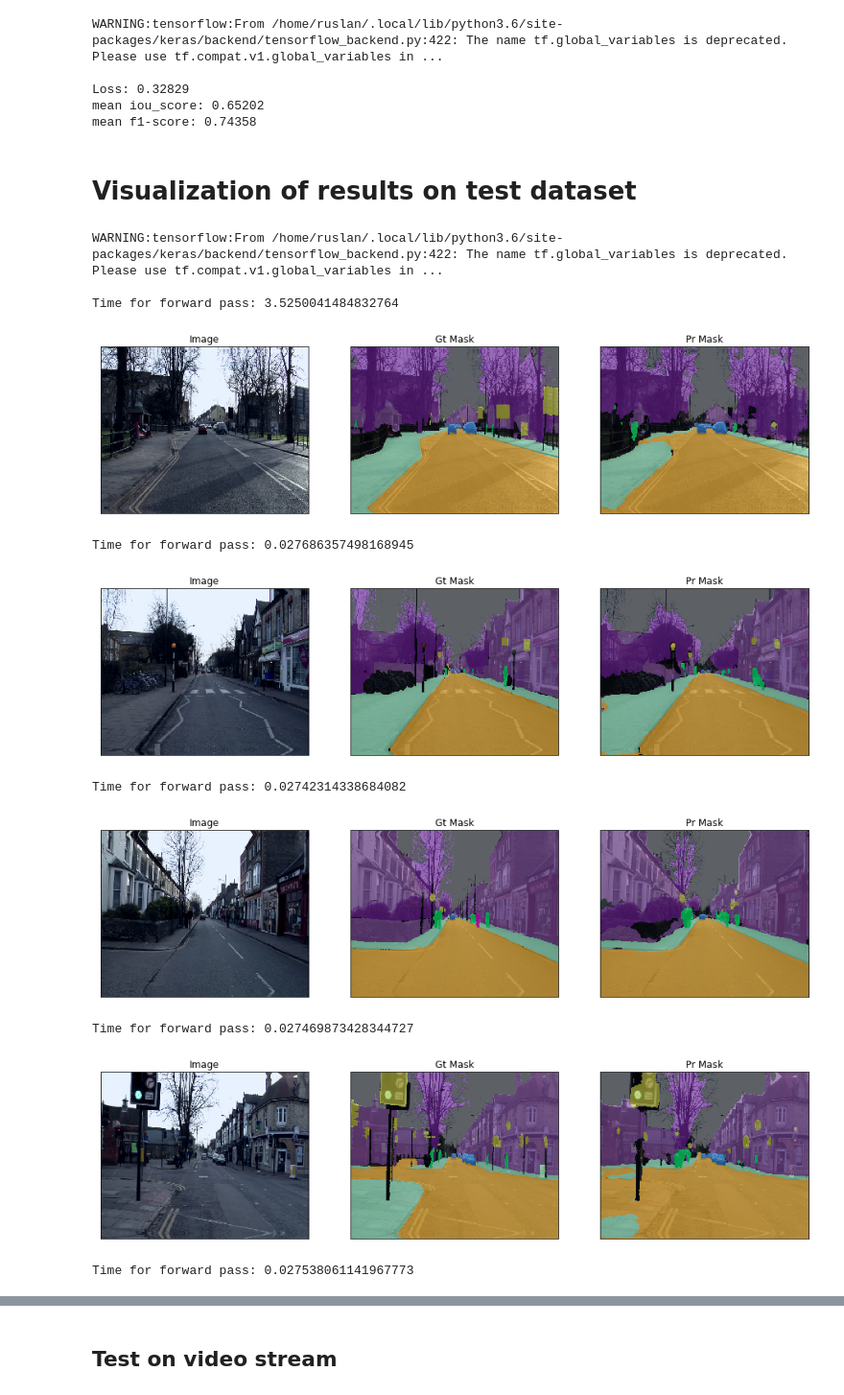
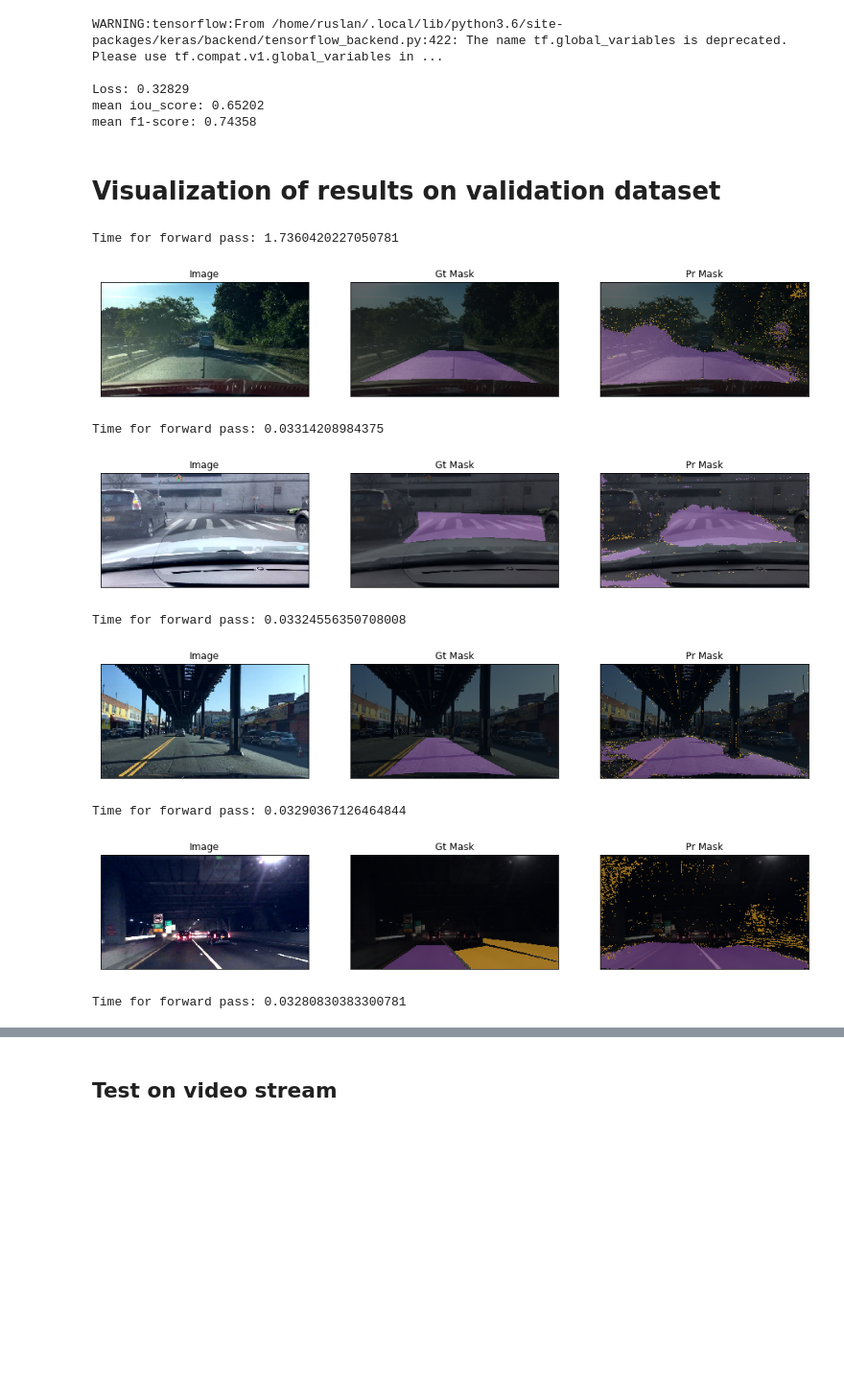
Before and after one commit to RuslanAgishev/robot_scene_understanding, a Jupyter notebook: Drivable_Area/keras_berkeley_drivable_area.ipynb, the cells around one changed output, grey strips where cells are left out. Shown at 96% size. Saved outputs shown, nothing was run; the diff lists cells and outputs as text; code cells hidden in the pictures; blank space fills up the shorter version.

```diff
--- a/Drivable_Area/keras_berkeley_drivable_area.ipynb
+++ b/Drivable_Area/keras_berkeley_drivable_area.ipynb
@@ -213,7 +220,7 @@ For detailed explanation of image transformations you can look at [kaggle salt s
 # %%
 import albumentations as A
 
-size = (640, 640) #src_size//2
+size = (352, 640) #src_size//2
 
 def round_clip_0_1(x, **kwargs):
     return x.round().clip(0, 1)
@@ -221,13 +228,14 @@ def round_clip_0_1(x, **kwargs):
 # define heavy augmentations
 def get_training_augmentation():
     train_transform = [
+        A.Resize(size[0], size[1], interpolation=1, always_apply=True), #cv2.INTER_LINEAR
 
         A.HorizontalFlip(p=0.5),
 
         A.ShiftScaleRotate(scale_limit=0.5, rotate_limit=0, shift_limit=0.1, p=1, border_mode=0),
 
         A.PadIfNeeded(min_height=size[0], min_width=size[1], always_apply=True, border_mode=0),
-        A.RandomCrop(height=size[0], width=size[1], always_apply=True),
+#         A.RandomCrop(height=size[0], width=size[1], always_apply=True),
 
         A.IAAAdditiveGaussianNoise(p=0.2),
         A.IAAPerspective(p=0.5),
@@ -265,7 +273,7 @@ def get_training_augmentation():
 def get_validation_augmentation():
     """Add paddings to make image shape divisible by 32"""
     test_transform = [
-        A.PadIfNeeded(src_size[0], src_size[1])
+        A.Resize(size[0], size[1], interpolation=1, always_apply=True) #cv2.INTER_LINEAR
     ]
     return A.Compose(test_transform)
 
@@ -309,7 +323,7 @@ BACKBONE = 'efficientnetb3'
 BATCH_SIZE = 2
 CLASSES = ['background', 'current', 'neighbour']
 LR = 1e-4
-EPOCHS = 100
+EPOCHS = 5
 
 preprocess_input = sm.get_preprocessing(BACKBONE)
 # %%
@@ -359,16 +373,16 @@ train_dataloader = Dataloder(train_dataset, batch_size=BATCH_SIZE, shuffle=True)
 valid_dataloader = Dataloder(valid_dataset, batch_size=1, shuffle=False)
 
 # check shapes for errors
-assert train_dataloader[0][0].shape == (BATCH_SIZE, 640, 640, 3)
-assert train_dataloader[0][1].shape == (BATCH_SIZE, 640, 640, n_classes)
+assert train_dataloader[0][0].shape == (BATCH_SIZE, size[0], size[1], 3)
+assert train_dataloader[0][1].shape == (BATCH_SIZE, size[0], size[1], n_classes)
 
 # define callbacks for learning rate scheduling and best checkpoints saving
-MODEL_NAME = 'unet-resnet34-drivable-berkeley-{}'.format(int(time.time()))
+MODEL_NAME = 'unet-resnet34-drivable-berkeley'
 
 callbacks = [
-    tf.keras.callbacks.ModelCheckpoint('./'+MODEL_NAME+'.h5', save_weights_only=True, save_best_only=True, mode='min'),
-    tf.keras.callbacks.ReduceLROnPlateau(),
-    tf.keras.callbacks.TensorBoard(log_dir='logs/{}'.format(MODEL_NAME))
+    keras.callbacks.ModelCheckpoint('./'+MODEL_NAME+'.h5', save_weights_only=True, save_best_only=True, mode='min'),
+    keras.callbacks.ReduceLROnPlateau(),
+    keras.callbacks.TensorBoard(log_dir='logs/{}'.format(MODEL_NAME+str(int(time.time()))))
 ]
 # %%
 valid_dataloader[0][0].shape, train_dataloader[0][0].shape
@@ -434,7 +454,7 @@ Loss: 0.32829
 mean iou_score: 0.65202
 mean f1-score: 0.74358
 # %% [markdown]
-# Visualization of results on test dataset
+# Visualization of results on validation dataset
 # %%
 def seglayers2mask(image, output, random_colors=True):
     # infer the total number of classes along with the spatial dimensions
@@ -453,7 +473,7 @@ def seglayers2mask(image, output, random_colors=True):
     if random_colors:
         np.random.seed(4)
         COLORS = np.random.randint(0, 255, size=(numClasses-1, 3), dtype="uint8")
-        COLORS = np.vstack([COLORS, [0, 0, 0]]).astype("uint8")
+        COLORS = np.vstack([[0, 0, 0], COLORS]).astype("uint8")
     else:
         COLORS = open('colors.txt').read().strip().split("\n")
         COLORS = [np.array(c.split(",")).astype("int") for c in COLORS]
@@ -465,7 +485,7 @@ def seglayers2mask(image, output, random_colors=True):
     # original size of the input image (we're not using the class map
     # here for anything else but this is how you would resize it just in
     # case you wanted to extract specific pixels/classes)
-    mask = cv2.resize(mask, (image.shape[2], image.shape[1]), interpolation=cv2.INTER_NEAREST)
+    mask = cv2.resize(mask, (image.shape[2], image.shape[1]), interpolation=cv2.INTER_LINEAR)
     # classMap = cv2.resize(classMap, (image.shape[2], image.shape[1]), interpolation=cv2.INTER_NEAREST)
 
     # perform a weighted combination of the input image with the mask to
@@ -478,33 +498,31 @@ def seglayers2mask(image, output, random_colors=True):
     return output
 # %%
 n = 5
-ids = np.random.choice(np.arange(len(test_dataset)), size=n)
+ids = np.random.choice(np.arange(len(valid_dataset)), size=n)
 
 for i in ids:
 
-    image, gt_layers = test_dataset[i]
+    image, gt_layers = valid_dataset[i]
     image = np.expand_dims(image, axis=0)
     start = time.time()
     pr_layers = model.predict(image)
     end = time.time()
     print('Time for forward pass:', end-start)
     pr_mask = seglayers2mask(image, pr_layers)
     gt_mask = seglayers2mask(image, np.expand_dims(gt_layers, axis=0))
 
     visualize(
         image=denormalize(image.squeeze()),
         gt_mask=gt_mask,
         pr_mask=pr_mask,
     )
 # %% [output]
-WARNING:tensorflow:From /home/ruslan/.local/lib/python3.6/site-packages/keras/backend/tensorflow_backend.py:422: The name tf.global_variables is deprecated. Please use tf.compat.v1.global_variables in ...
-
-Time for forward pass: 3.5250041484832764
+Time for forward pass: 1.7360420227050781
-[figure, old version]
+[figure, new version]
-Time for forward pass: 0.027686357498168945
+Time for forward pass: 0.03314208984375
-[figure, old version]
+[figure, new version]
-Time for forward pass: 0.02742314338684082
+Time for forward pass: 0.03324556350708008
-[figure, old version]
+[figure, new version]
-Time for forward pass: 0.027469873428344727
+Time for forward pass: 0.03290367126464844
-[figure, old version]
+[figure, new version]
-Time for forward pass: 0.027538061141967773
+Time for forward pass: 0.03280830383300781
```
Also changed, not shown: parts of 11 cells of this notebook, 2 other files.
